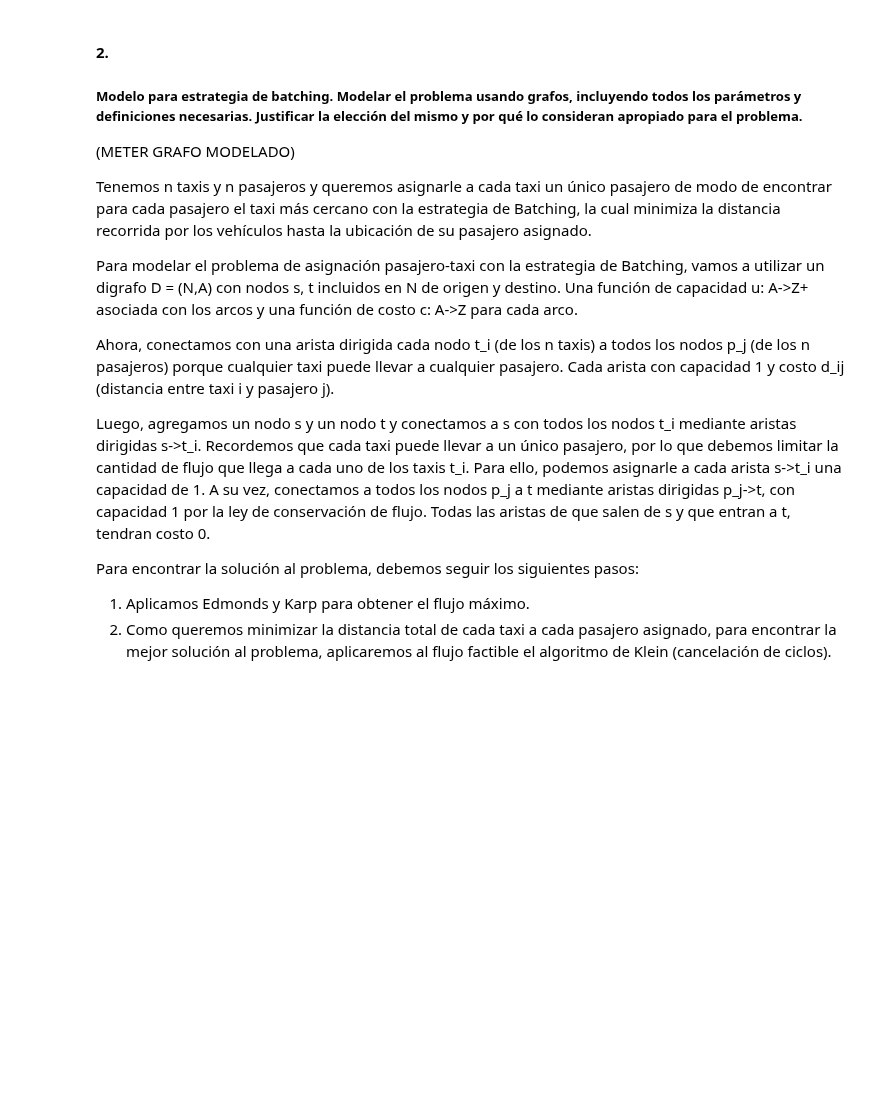
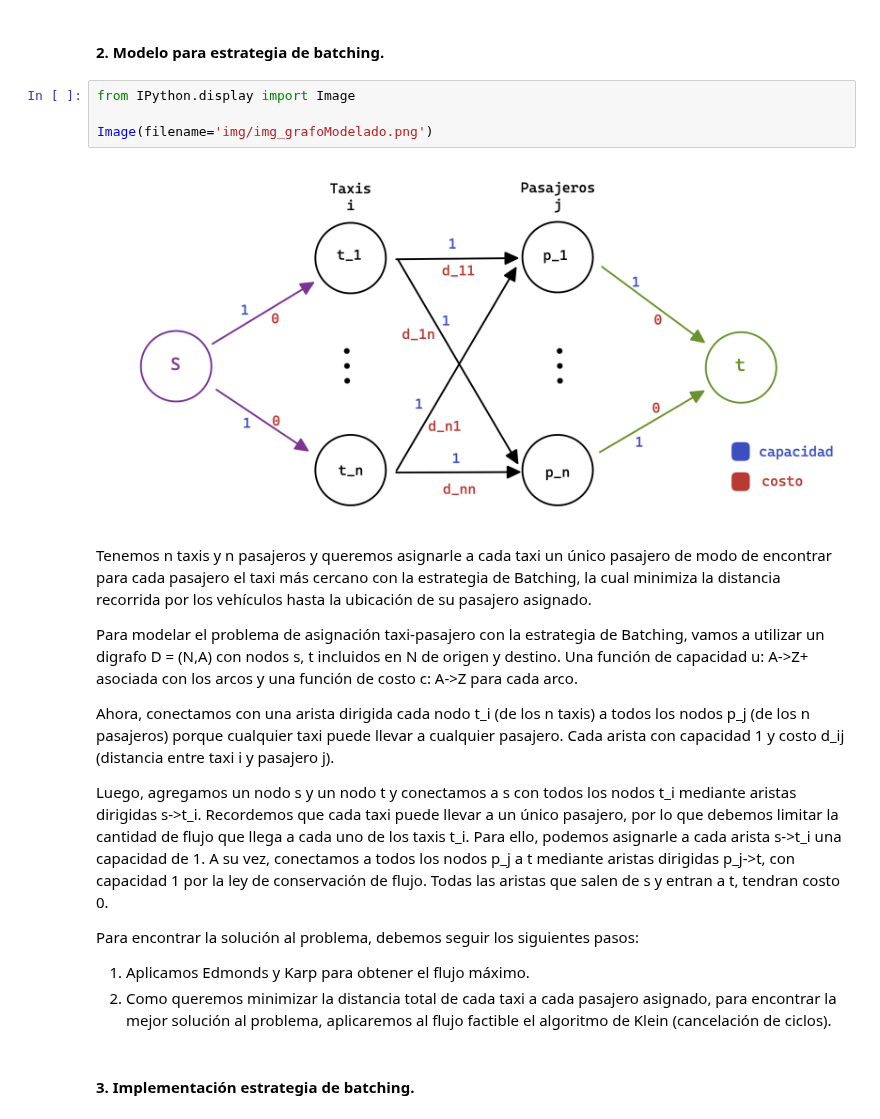
Before and after one commit to azulnogueraa/Logistica_Centralizada_de_Primera_Milla, a Jupyter notebook: informe.ipynb, the cells around one changed output. Cells and saved outputs as stored; diff of their text form; blank space fills up the shorter version.

```diff
--- a/informe.ipynb
+++ b/informe.ipynb
@@ -25,23 +28,28 @@ e. Se detiene el cronómetro y se calcula el tiempo de resolución.
 - GreedySolver::getSolutionStatus() const: Este método devuelve el estado de la solución (puede ser utilizado para indicar si la solución es factible, óptima, etc.). En esta implementación, siempre devuelve 0, lo cual no proporciona información específica sobre el estado.
 
 - GreedySolver::getSolutionTime() const: Este método devuelve el tiempo de resolución de la solución en milisegundos.
+# %% [markdown]
+#### **2. Modelo para estrategia de batching.**
+# %%
+from IPython.display import Image
+
+Image(filename='img/img_grafoModelado.png')
+# %% [output]
+[figure, added]
 # %% [markdown]
-#### **2.**
-##### **Modelo para estrategia de batching.** Modelar el problema usando grafos, incluyendo todos los parámetros y definiciones necesarias. Justificar la elección del mismo y por qué lo consideran apropiado para el problema.
-
-(METER GRAFO MODELADO)
-
 Tenemos n taxis y n pasajeros y queremos asignarle a cada taxi un único pasajero de modo de encontrar para cada pasajero el taxi más cercano con la estrategia de Batching, la cual minimiza la distancia recorrida por los vehículos hasta la ubicación de su pasajero asignado.
 
-Para modelar el problema de asignación pasajero-taxi con la estrategia de Batching, vamos a utilizar  un digrafo D = (N,A) con nodos s, t incluidos en N de origen y destino. Una función de capacidad u: A->Z+ asociada con los arcos y una función de costo c: A->Z para cada arco.
+Para modelar el problema de asignación taxi-pasajero con la estrategia de Batching, vamos a utilizar  un digrafo D = (N,A) con nodos s, t incluidos en N de origen y destino. Una función de capacidad u: A->Z+ asociada con los arcos y una función de costo c: A->Z para cada arco.
 
 Ahora, conectamos con una arista dirigida cada nodo t_i (de los n taxis) a todos los nodos p_j (de los n pasajeros) porque cualquier taxi puede llevar a cualquier pasajero. Cada arista con capacidad 1 y costo d_ij (distancia entre taxi i y pasajero j).
 
 Luego, agregamos un nodo s y un nodo t y conectamos a s con todos los nodos t_i mediante aristas dirigidas s->t_i. Recordemos que cada taxi puede llevar a un único pasajero, por lo que debemos limitar la cantidad de flujo que llega a cada uno de los taxis t_i. Para ello, podemos asignarle a cada arista s->t_i una capacidad de 1.
 A su vez, conectamos a todos los nodos p_j a t mediante aristas dirigidas p_j->t, con  capacidad 1 por la ley de conservación de flujo.
-Todas las aristas de que salen de s y que entran a t, tendran costo 0.
+Todas las aristas que salen de s y entran a t, tendran costo 0.
 
 Para encontrar la solución al problema, debemos seguir los siguientes pasos:
 1. Aplicamos Edmonds y Karp para obtener el flujo máximo.
 2. Como queremos minimizar la distancia total de cada taxi a cada pasajero asignado, para encontrar la mejor solución al problema, aplicaremos al flujo factible el algoritmo de Klein (cancelación de ciclos).
+# %% [markdown]
+#### **3. Implementación estrategia de batching.**
 # %% [markdown]
```
Also changed, not shown: parts of 12 cells of this notebook, 14 other files.
